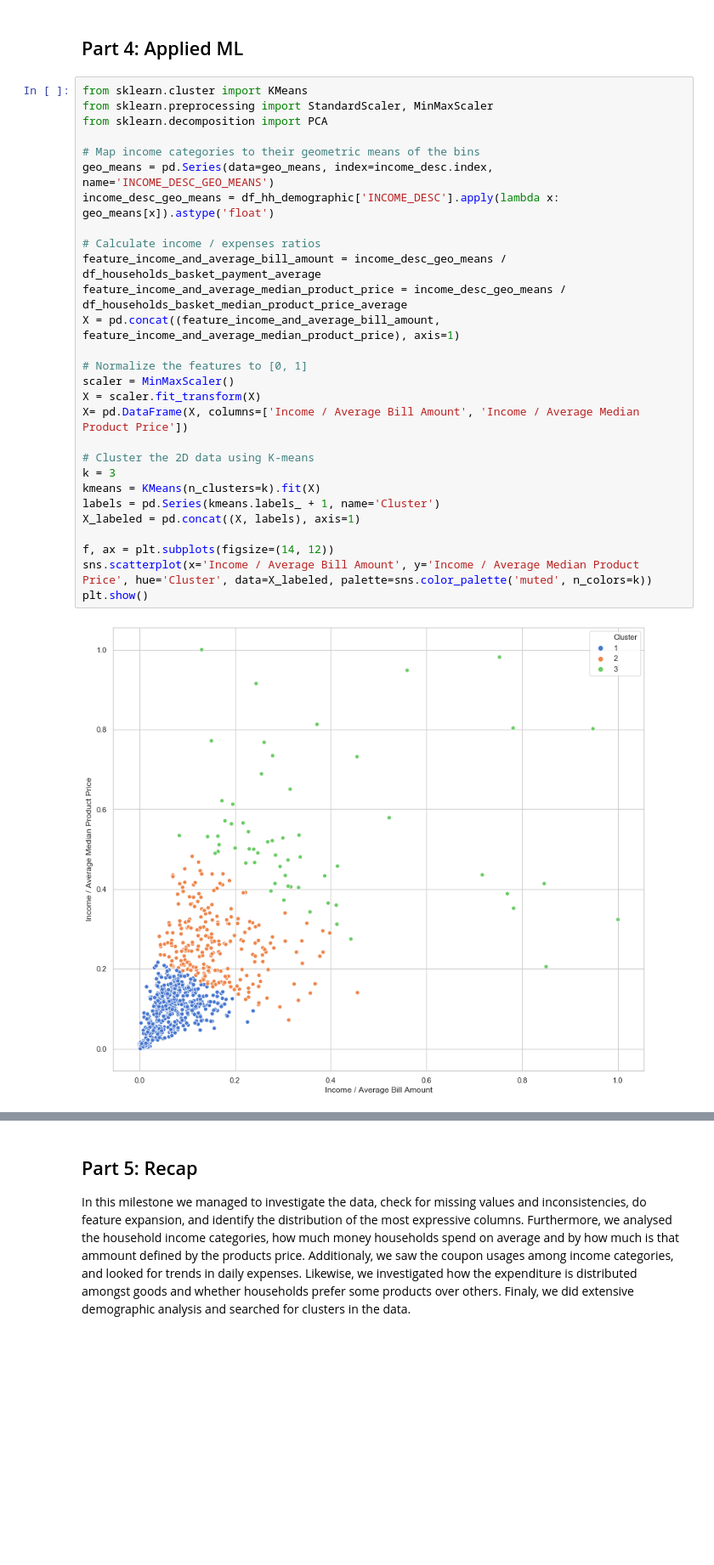
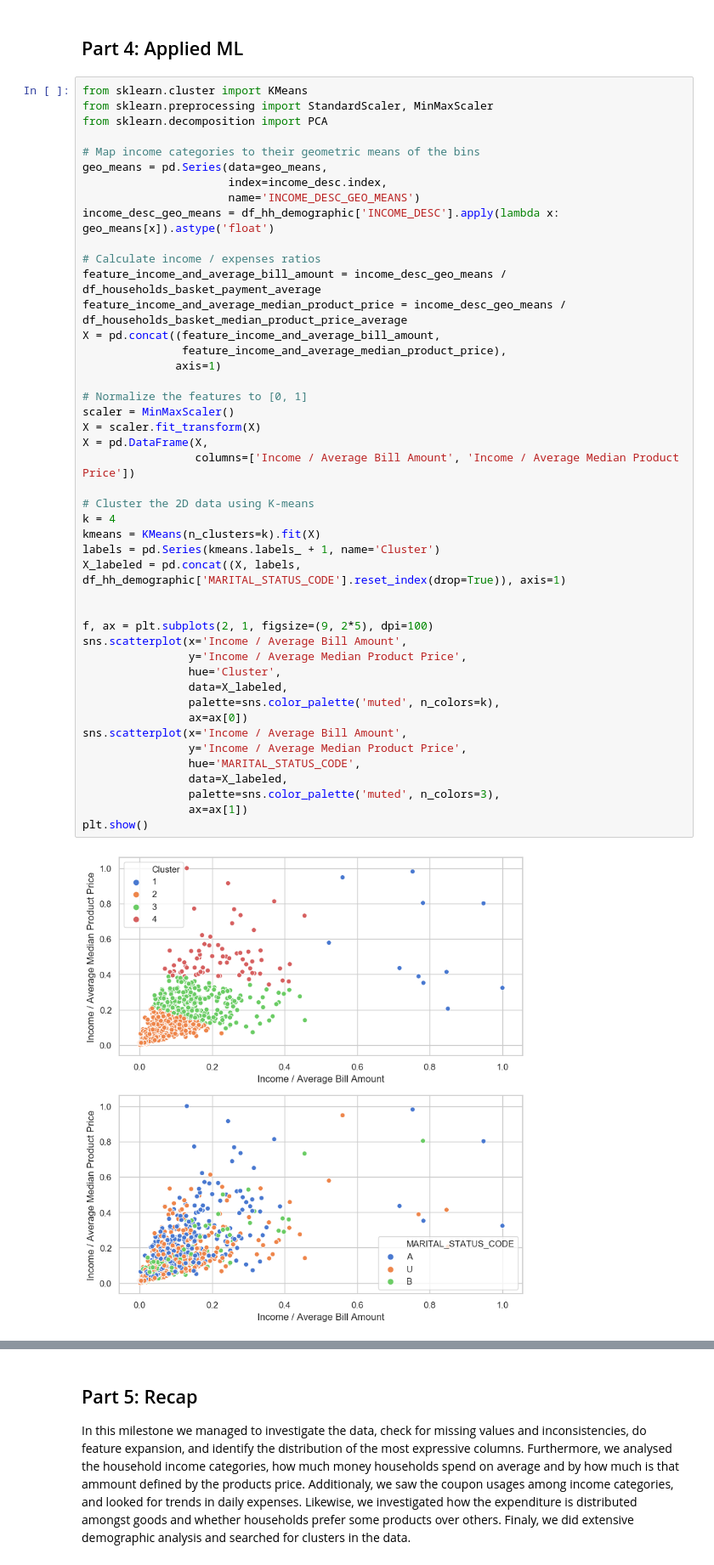
Before and after one commit to BoschSamuel/ADA_Project_2019, a Jupyter notebook: main_plotly.ipynb, the cells around one changed output, grey strips where cells are left out. Shown: that part at 85% size. Cells and saved outputs as stored; diff of their text form; blank space fills up the shorter version.

Commit message:
Fix plot of engel curves, set fixed aspect ratio for all figures, add missing correlation analysis of a pair of statistics, add clustering attempt

```diff
--- a/main_plotly.ipynb
+++ b/main_plotly.ipynb
@@ -1150,30 +1194,47 @@ The demographic records for the number of children can be inferred from previous
 # %%
 from sklearn.cluster import KMeans
 from sklearn.preprocessing import StandardScaler, MinMaxScaler
 from sklearn.decomposition import PCA
 
 # Map income categories to their geometric means of the bins
-geo_means = pd.Series(data=geo_means, index=income_desc.index, name='INCOME_DESC_GEO_MEANS')
+geo_means = pd.Series(data=geo_means,
+                      index=income_desc.index,
+                      name='INCOME_DESC_GEO_MEANS')
 income_desc_geo_means = df_hh_demographic['INCOME_DESC'].apply(lambda x: geo_means[x]).astype('float')
 
 # Calculate income / expenses ratios
 feature_income_and_average_bill_amount = income_desc_geo_means / df_households_basket_payment_average
 feature_income_and_average_median_product_price = income_desc_geo_means / df_households_basket_median_product_price_average
-X = pd.concat((feature_income_and_average_bill_amount, feature_income_and_average_median_product_price), axis=1)
+X = pd.concat((feature_income_and_average_bill_amount,
+               feature_income_and_average_median_product_price),
+              axis=1)
 
 # Normalize the features to [0, 1]
 scaler = MinMaxScaler()
 X = scaler.fit_transform(X)
-X= pd.DataFrame(X, columns=['Income / Average Bill Amount', 'Income / Average Median Product Price'])
+X = pd.DataFrame(X,
+                 columns=['Income / Average Bill Amount', 'Income / Average Median Product Price'])
 
 # Cluster the 2D data using K-means
-k = 3
+k = 4
 kmeans = KMeans(n_clusters=k).fit(X)
 labels = pd.Series(kmeans.labels_ + 1, name='Cluster')
-X_labeled = pd.concat((X, labels), axis=1)
+X_labeled = pd.concat((X, labels, df_hh_demographic['MARITAL_STATUS_CODE'].reset_index(drop=True)), axis=1)
 
-f, ax = plt.subplots(figsize=(14, 12))
-sns.scatterplot(x='Income / Average Bill Amount', y='Income / Average Median Product Price', hue='Cluster', data=X_labeled, palette=sns.color_palette('muted', n_colors=k))
+
+f, ax = plt.subplots(2, 1, figsize=(9, 2*5), dpi=100)
+sns.scatterplot(x='Income / Average Bill Amount',
+                y='Income / Average Median Product Price',
+                hue='Cluster',
+                data=X_labeled,
+                palette=sns.color_palette('muted', n_colors=k),
+                ax=ax[0])
+sns.scatterplot(x='Income / Average Bill Amount',
+                y='Income / Average Median Product Price',
+                hue='MARITAL_STATUS_CODE',
+                data=X_labeled,
+                palette=sns.color_palette('muted', n_colors=3),
+                ax=ax[1])
 plt.show()
 # %% [output]
-[figure, old version]
+[figure, new version]
```
Also changed, not shown: parts of 28 cells of this notebook.
